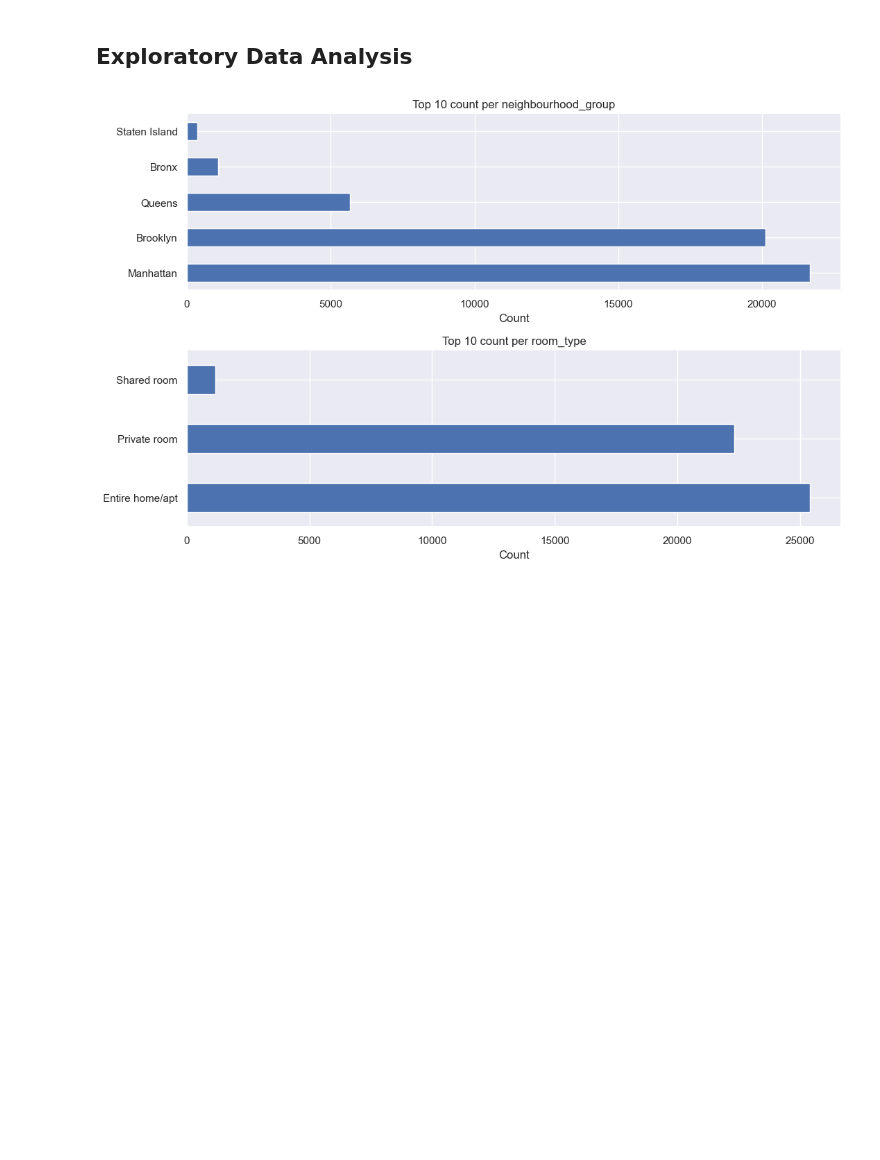
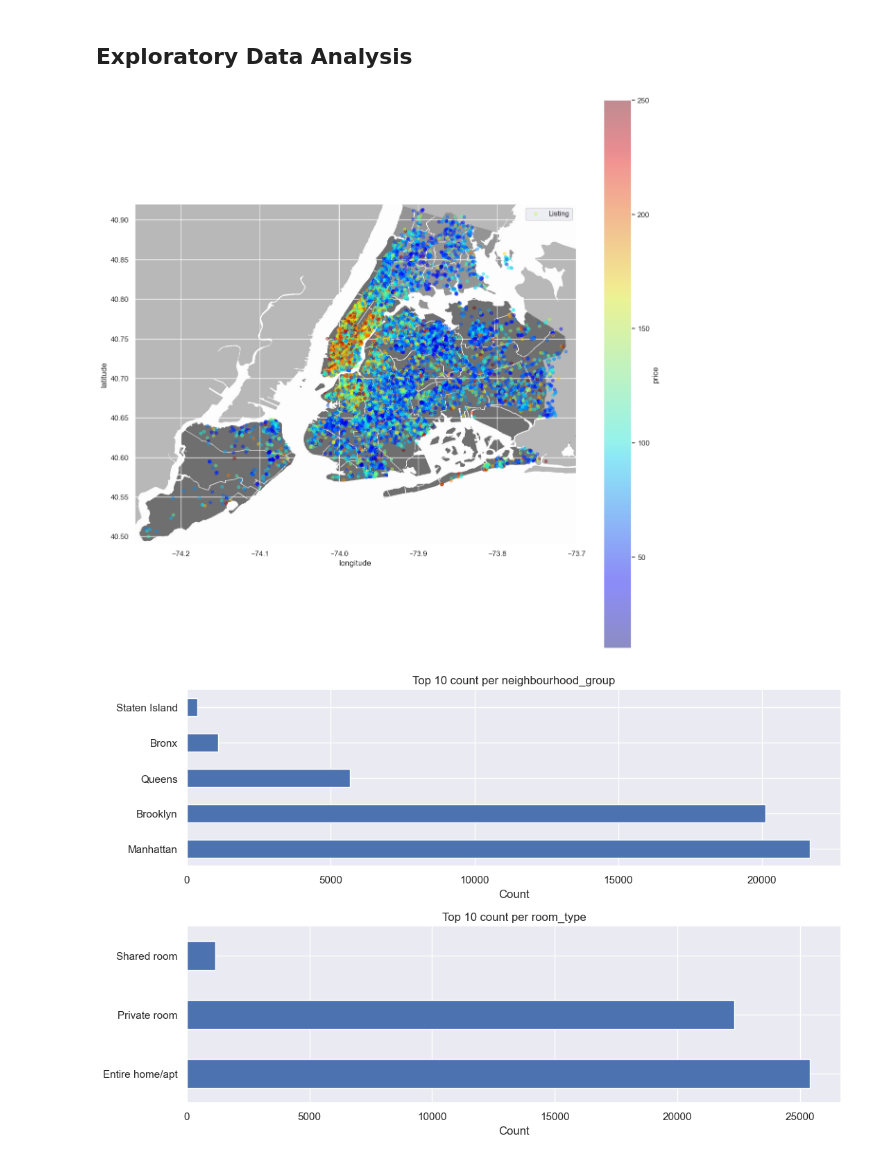
Before and after one commit to adel-R/Ensemble2023, a Jupyter notebook: drafts/Airbnb_Price_Prediction_Project-First_Experimentations_Amine_Zaamoun.ipynb, the cells around one changed output. Drawn from its saved outputs; the diff is of its cells as text; code cells hidden in the pictures; blank space fills up the shorter version.

Commit message:
Added visualization of the listings using a map of NYC

```diff
--- a/drafts/Airbnb_Price_Prediction_Project-First_Experimentations_Amine_Zaamoun.ipynb
+++ b/drafts/Airbnb_Price_Prediction_Project-First_Experimentations_Amine_Zaamoun.ipynb
@@ -37,5 +38,5 @@ C:\Users\amine\DSBA_Master\CentraleSupelec\Ensemble_Learning\Labs\Lab1and2-stude
 # %%
-data_path = os.getcwd() + '\\'
+data_path = '..\dataset' #os.getcwd() + '\\'
 airbnb_datapath = os.path.join(data_path, 'AB_NYC_2019.csv')
 # %% [markdown]
 # Case study
@@ -204,6 +205,28 @@ availability_365                  0
 dtype: int64
 # %% [markdown]
 ## Exploratory Data Analysis
+# %%
+### Display the listings using an image of a map of New York ###
+
+df_copy = df.copy()
+df_copy = df_copy.loc[df_copy['price'] != 0]
+df_copy = df_copy.loc[df_copy['price'] <= 250]
+df_copy = df_copy.loc[df_copy['availability_365'] != 0]
+
+plt.figure(figsize = (15, 15))
+ax = plt.gca()
+
+# Load the image
+nyc_image = Image.open("../img/New_York_City_.png")
+
+# Plot the data using longitude and latitude
+df_copy.plot(kind = 'scatter', x = 'longitude', y = 'latitude', label = 'Listing', c = 'price', ax = ax,
+        cmap = plt.get_cmap('jet'), colorbar = True, alpha = 0.4)
+
+# Set the extent of the image to correctly display it
+ax.imshow(nyc_image, extent = [-74.258, -73.7, 40.49, 40.92]);
+# %% [output]
+[figure, added]
 # %%
 ### What are the distributions of our categorical features?
 
```
Also changed, not shown: parts of 1 cell of this notebook.
